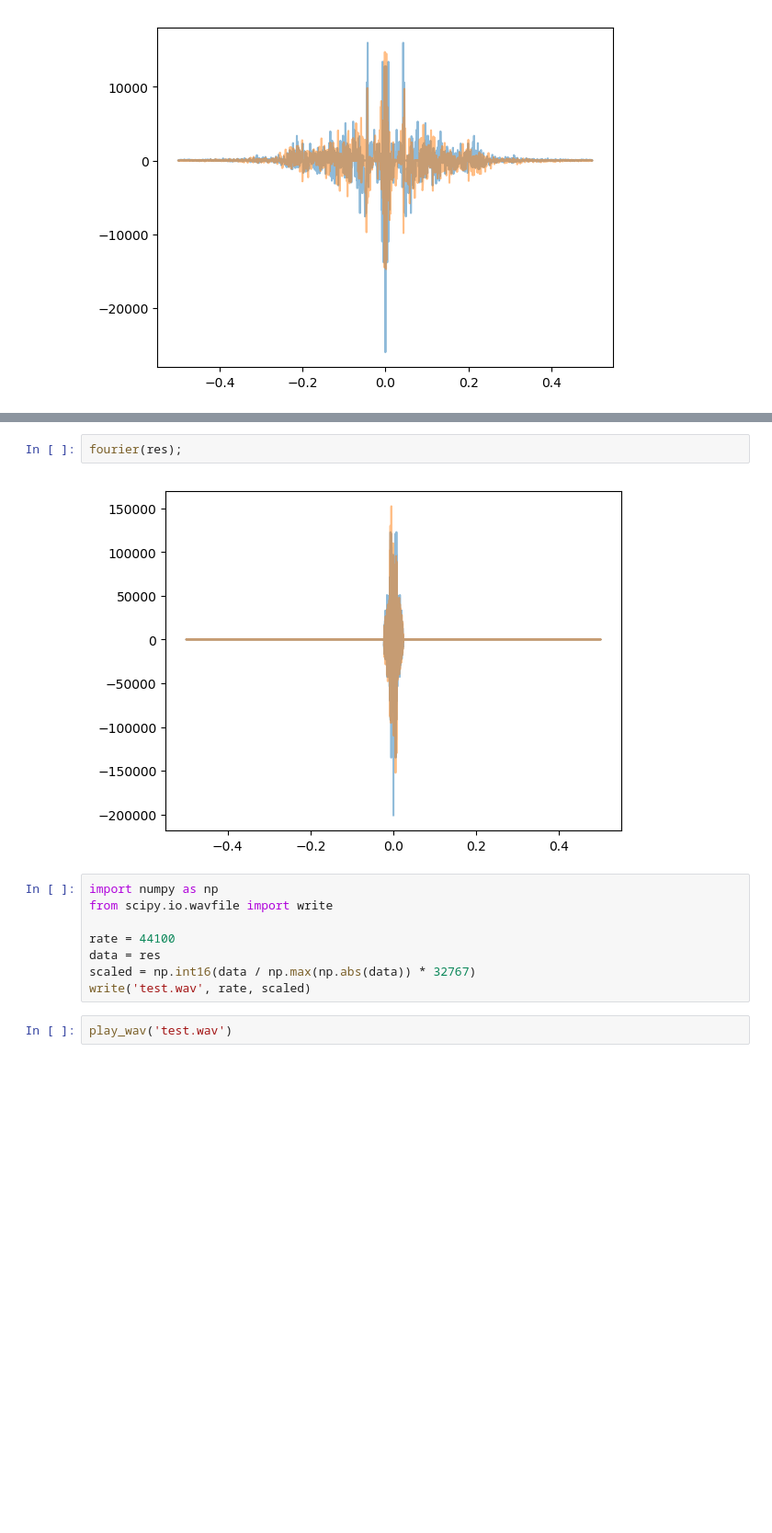
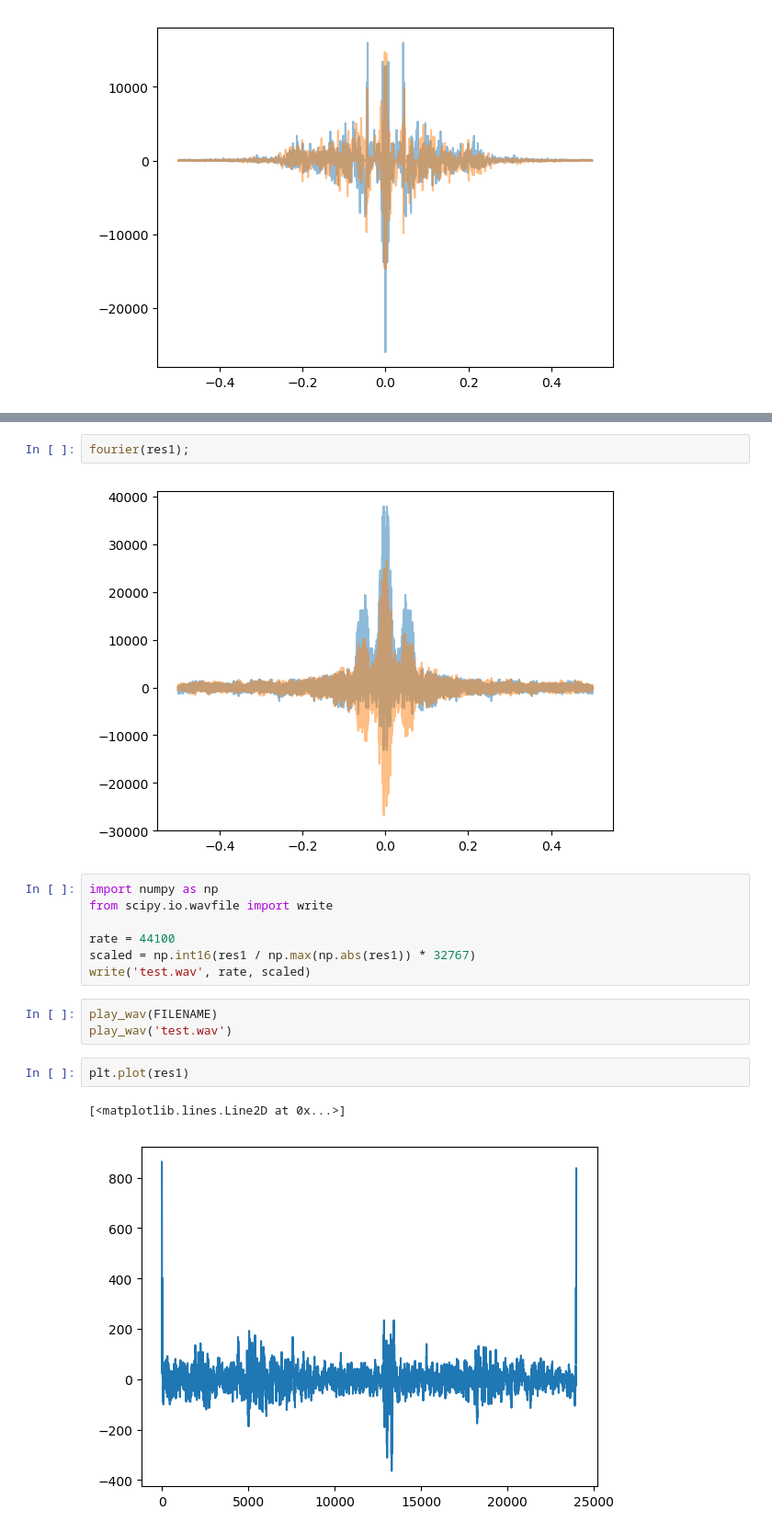
Before and after one commit to Felix-Thiele/Sound-Localization-CSGO, a Jupyter notebook: Observations.ipynb, the cells around one changed output, grey strips where cells are left out. Shown at 92% size. Saved outputs shown, nothing was run; the diff lists cells and outputs as text; blank space fills up the shorter version.

```diff
--- a/Observations.ipynb
+++ b/Observations.ipynb
@@ -110,14 +127,19 @@ plt.plot(res)
 # %%
-fourier(res);
+fourier(res1);
 # %% [output]
-[figure, old version]
+[figure, new version]
 # %%
 import numpy as np
 from scipy.io.wavfile import write
 
 rate = 44100
-data = res
-scaled = np.int16(data / np.max(np.abs(data)) * 32767)
+scaled = np.int16(res1 / np.max(np.abs(res1)) * 32767)
 write('test.wav', rate, scaled)
 # %%
+play_wav(FILENAME)
 play_wav('test.wav')
+# %%
+plt.plot(res1)
+# %% [output]
+[<matplotlib.lines.Line2D at 0x...>]
+[figure, added]
```
Also changed, not shown: parts of 4 cells of this notebook, 5 other files.
